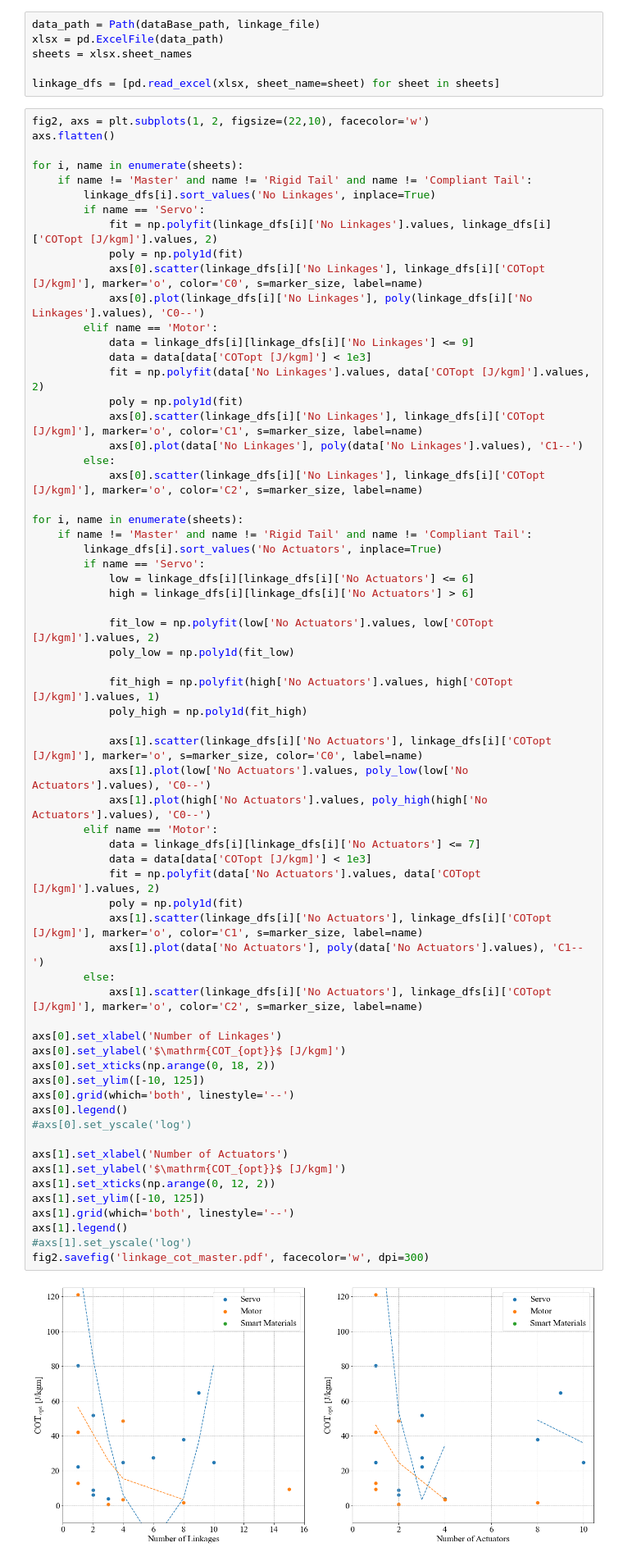
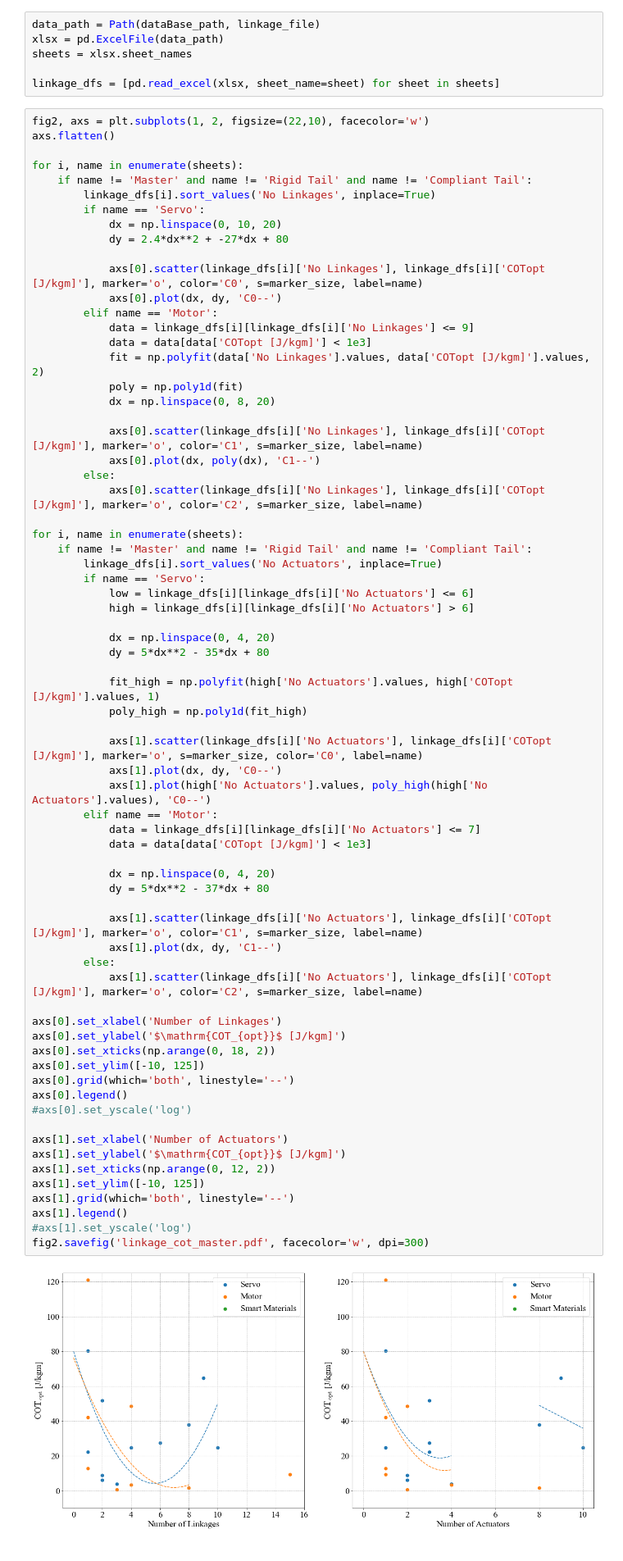
Before and after one commit to michaelcoe/Cost-of-Transport-Estimation, a Jupyter notebook: linkage_study/linkage_plots.ipynb, the cells around one changed output. Shown: that part at 82% size. Saved outputs shown, nothing was run; the diff lists cells and outputs as text.

Commit message:
added segregation for robot-sw plot

```diff
--- a/linkage_study/linkage_plots.ipynb
+++ b/linkage_study/linkage_plots.ipynb
@@ -102,17 +102,20 @@ for i, name in enumerate(sheets):
     if name != 'Master' and name != 'Rigid Tail' and name != 'Compliant Tail':
         linkage_dfs[i].sort_values('No Linkages', inplace=True)
         if name == 'Servo':
-            fit = np.polyfit(linkage_dfs[i]['No Linkages'].values, linkage_dfs[i]['COTopt [J/kgm]'].values, 2)
-            poly = np.poly1d(fit)
+            dx = np.linspace(0, 10, 20)
+            dy = 2.4*dx**2 + -27*dx + 80
+
             axs[0].scatter(linkage_dfs[i]['No Linkages'], linkage_dfs[i]['COTopt [J/kgm]'], marker='o', color='C0', s=marker_size, label=name)
-            axs[0].plot(linkage_dfs[i]['No Linkages'], poly(linkage_dfs[i]['No Linkages'].values), 'C0--')
+            axs[0].plot(dx, dy, 'C0--')
         elif name == 'Motor':
             data = linkage_dfs[i][linkage_dfs[i]['No Linkages'] <= 9]
             data = data[data['COTopt [J/kgm]'] < 1e3]
             fit = np.polyfit(data['No Linkages'].values, data['COTopt [J/kgm]'].values, 2)
             poly = np.poly1d(fit)
+            dx = np.linspace(0, 8, 20)
+
             axs[0].scatter(linkage_dfs[i]['No Linkages'], linkage_dfs[i]['COTopt [J/kgm]'], marker='o', color='C1', s=marker_size, label=name)
-            axs[0].plot(data['No Linkages'], poly(data['No Linkages'].values), 'C1--')
+            axs[0].plot(dx, poly(dx), 'C1--')
         else:
             axs[0].scatter(linkage_dfs[i]['No Linkages'], linkage_dfs[i]['COTopt [J/kgm]'], marker='o', color='C2', s=marker_size, label=name)
 
@@ -123,43 +126,45 @@ for i, name in enumerate(sheets):
             low = linkage_dfs[i][linkage_dfs[i]['No Actuators'] <= 6]
             high = linkage_dfs[i][linkage_dfs[i]['No Actuators'] > 6]
 
-            fit_low = np.polyfit(low['No Actuators'].values, low['COTopt [J/kgm]'].values, 2)
-            poly_low = np.poly1d(fit_low)
+            dx = np.linspace(0, 4, 20)
+            dy = 5*dx**2 - 35*dx + 80
 
             fit_high = np.polyfit(high['No Actuators'].values, high['COTopt [J/kgm]'].values, 1)
             poly_high = np.poly1d(fit_high)
 
             axs[1].scatter(linkage_dfs[i]['No Actuators'], linkage_dfs[i]['COTopt [J/kgm]'], marker='o', s=marker_size, color='C0', label=name)
-            axs[1].plot(low['No Actuators'].values, poly_low(low['No Actuators'].values), 'C0--')
+            axs[1].plot(dx, dy, 'C0--')
             axs[1].plot(high['No Actuators'].values, poly_high(high['No Actuators'].values), 'C0--')
         elif name == 'Motor':
             data = linkage_dfs[i][linkage_dfs[i]['No Actuators'] <= 7]
             data = data[data['COTopt [J/kgm]'] < 1e3]
-            fit = np.polyfit(data['No Actuators'].values, data['COTopt [J/kgm]'].values, 2)
-            poly = np.poly1d(fit)
+
+            dx = np.linspace(0, 4, 20)
+            dy = 5*dx**2 - 37*dx + 80
+
             axs[1].scatter(linkage_dfs[i]['No Actuators'], linkage_dfs[i]['COTopt [J/kgm]'], marker='o', color='C1', s=marker_size, label=name)
-            axs[1].plot(data['No Actuators'], poly(data['No Actuators'].values), 'C1--')
+            axs[1].plot(dx, dy, 'C1--')
         else:
             axs[1].scatter(linkage_dfs[i]['No Actuators'], linkage_dfs[i]['COTopt [J/kgm]'], marker='o', color='C2', s=marker_size, label=name)
 
 axs[0].set_xlabel('Number of Linkages')
 axs[0].set_ylabel('$\mathrm{COT_{opt}}$ [J/kgm]')
 axs[0].set_xticks(np.arange(0, 18, 2))
 axs[0].set_ylim([-10, 125])
 axs[0].grid(which='both', linestyle='--')
 axs[0].legend()
 #axs[0].set_yscale('log')
 
 axs[1].set_xlabel('Number of Actuators')
 axs[1].set_ylabel('$\mathrm{COT_{opt}}$ [J/kgm]')
 axs[1].set_xticks(np.arange(0, 12, 2))
 axs[1].set_ylim([-10, 125])
 axs[1].grid(which='both', linestyle='--')
 axs[1].legend()
 #axs[1].set_yscale('log')
 fig2.savefig('linkage_cot_master.pdf', facecolor='w', dpi=300)
 # %% [output]
-[figure, old version]
+[figure, new version]
 # %%
 fig3, axs = plt.subplots(1, 2, figsize=(22,10), facecolor='w')
 axs.flatten()
```
Also changed, not shown: parts of 1 cell of this notebook, 6 other files.
